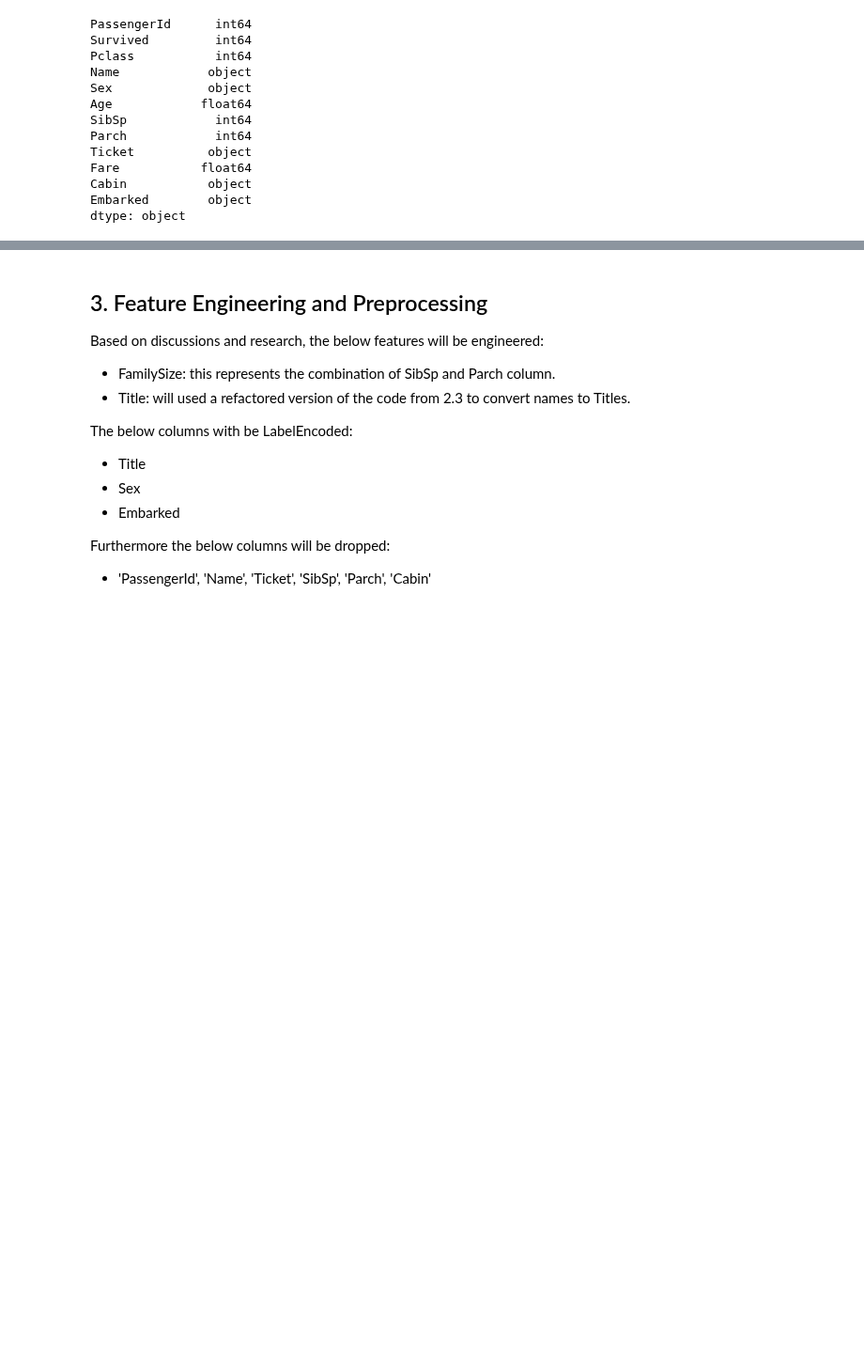
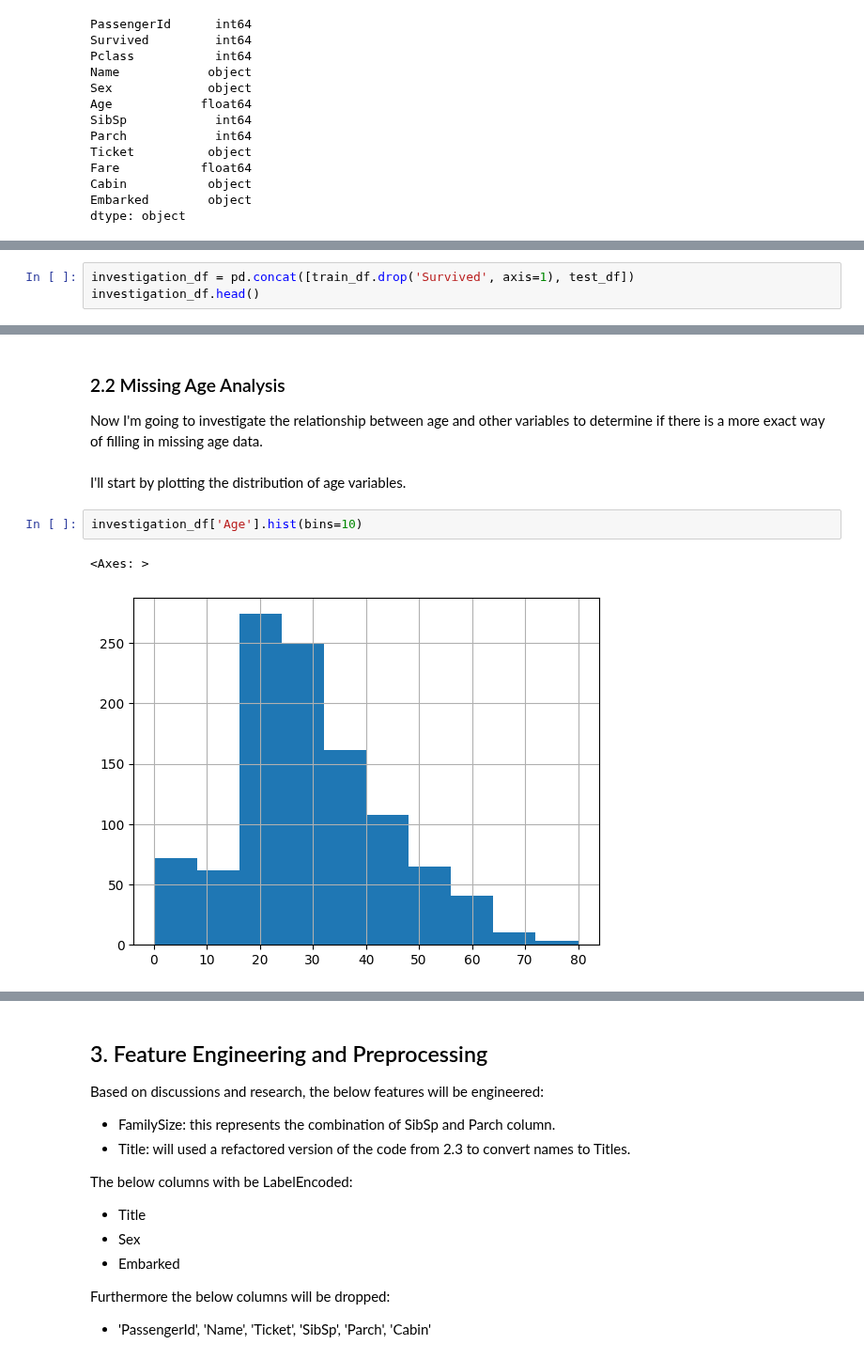
Before and after one commit to Mark-Barbaric/Kaggle, a Jupyter notebook: titanic/titanic.ipynb, the cells around one changed output, grey strips where cells are left out. Shown at 94% size. Saved outputs shown, nothing was run; the diff lists cells and outputs as text; blank space fills up the shorter version.

Commit message:
titanic_dataset - working on missing data analysis for age and cabin.

```diff
--- a/titanic/titanic.ipynb
+++ b/titanic/titanic.ipynb
@@ -211,0 +128,3 @@ sns.heatmap(complete_df.corr(), annot=True)
+# %%
+investigation_df = pd.concat([train_df.drop('Survived', axis=1), test_df])
+investigation_df.head()
@@ -211,0 +156,11 @@ sns.heatmap(complete_df.corr(), annot=True)
+# %% [markdown]
+### 2.2 Missing Age Analysis
+
+Now I'm going to investigate the relationship between age and other variables to determine if there is a more exact way of filling in missing age data.
+# %% [markdown]
+I'll start by plotting the distribution of age variables.
+# %%
+investigation_df['Age'].hist(bins=10)
+# %% [output]
+<Axes: >
+[figure, added]
```
Also changed, not shown: parts of 45 cells of this notebook, 1 other file.
